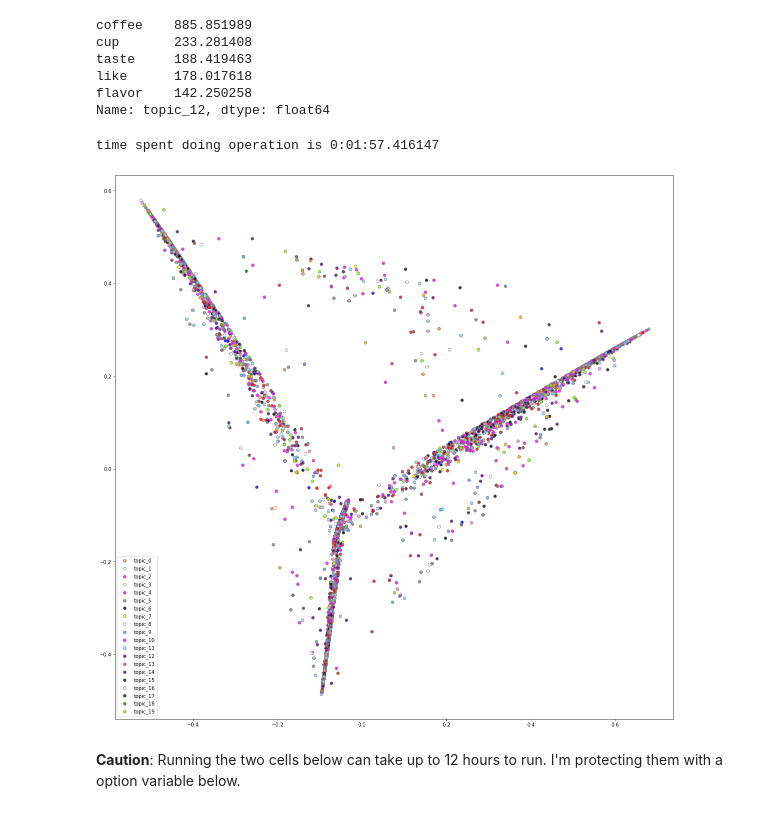
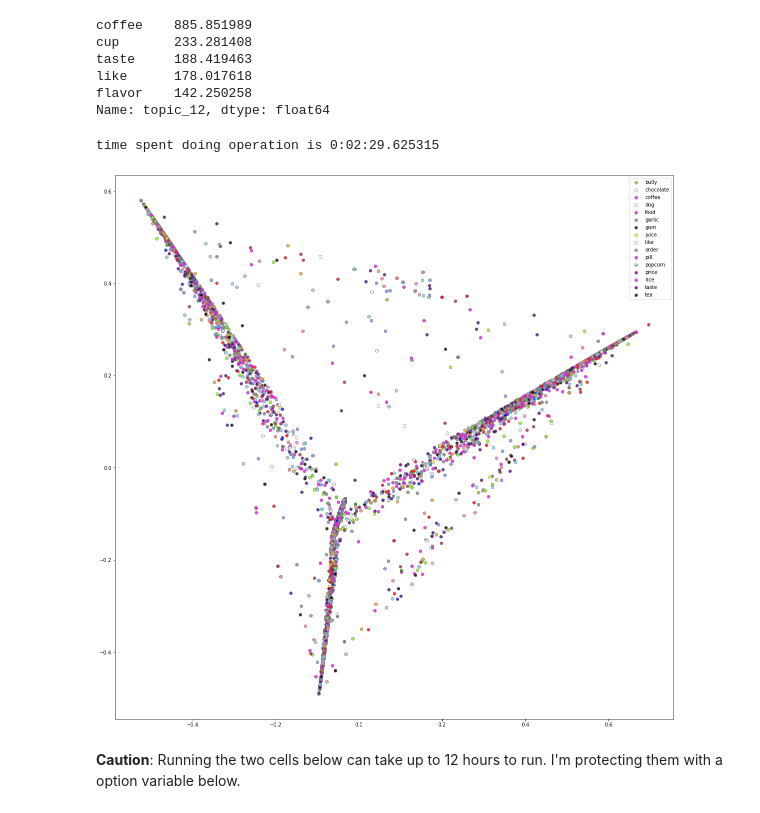
Before and after one commit to michael-a-green/Metis_Project4, a Jupyter notebook: Source/Project4_2.ipynb, the cells around one changed output. Saved outputs shown, nothing was run; the diff lists cells and outputs as text; code cells hidden in the pictures.

```diff
--- a/Source/Project4_2.ipynb
+++ b/Source/Project4_2.ipynb
@@ -678,11 +678,13 @@ Index(['aa', 'aback', 'abalone', 'abandon', 'abandoned', 'abandonment',
        'zipper', 'zippy', 'zombie', 'zone', 'zoo', 'zoology', 'zoom',
        'zoonotic', 'zucchini', 'zwieback'],
       dtype='object', length=15183)
+# %%
+NUMBER_OF_TOPICS=20
 # %%
-LD_AllocatorGR = LatentDirichletAllocation(n_components=20, random_state=0,n_jobs=8)
-LD_AllocatorBR = LatentDirichletAllocation(n_components=20, random_state=0,n_jobs=8)
-LD_AllocatorTFIDFGR = LatentDirichletAllocation(n_components=20, random_state=0,n_jobs=8)
-LD_AllocatorTFIDFBR = LatentDirichletAllocation(n_components=20, random_state=0,n_jobs=8)
+LD_AllocatorGR = LatentDirichletAllocation(n_components=NUMBER_OF_TOPICS, random_state=0,n_jobs=8)
+LD_AllocatorBR = LatentDirichletAllocation(n_components=NUMBER_OF_TOPICS, random_state=0,n_jobs=8)
+LD_AllocatorTFIDFGR = LatentDirichletAllocation(n_components=NUMBER_OF_TOPICS, random_state=0,n_jobs=8)
+LD_AllocatorTFIDFBR = LatentDirichletAllocation(n_components=NUMBER_OF_TOPICS, random_state=0,n_jobs=8)
 # %%
 start_time = datetime.datetime.now()
 LD_AllocatorGR.fit(docTermMatrixCountVecGR)
@@ -1038,7 +1037,7 @@ def getcolor(row_index,basecolor,doc_topic_matrix_df):
         print("WARNING: Say topic = {} and did not expect to!".format(max_topic_name))
         return "black"
 # %%
-def plot_PCA_2D2(DocTopic2DMatrix,DocTopicMatrix_df, plot_name="pca_scatter_plot.png"):
+def plot_PCA_2D2(DocTopic2DMatrix,DocTopicMatrix_df, word_topic_matrix_df, plot_name="pca_scatter_plot.png"):
     """
     Generates a 2-D scatter plot of the reviews.
 
@@ -1052,6 +1051,7 @@ def plot_PCA_2D2(DocTopic2DMatrix,DocTopicMatrix_df, plot_name="pca_scatter_plot
     """
     #TODO: Get it to work for any number of topics (mostly calc colors using the topic as the offset from a base color)
     global TOPIC_COLORS
+
     review_names = ["r"+str(numb) for numb in range(len(DocTopic2DMatrix))]
     review_ids = range(len(review_names))
     plotted_topics = []
@@ -1060,13 +1060,17 @@ def plot_PCA_2D2(DocTopic2DMatrix,DocTopicMatrix_df, plot_name="pca_scatter_plot
         color = getcolor(id,"#000000",DocTopicMatrix_df)
         for mykey in TOPIC_COLORS.keys():
             if color == TOPIC_COLORS[mykey]:
-                name = mykey
+                #name = mykey
+                #get word best associated with this topic and use that as the label for the point
+                name = (word_topic_matrix_df.sort_values(by=mykey,ascending=False).head(1))[mykey].index[0]
         plt.scatter(DocTopic2DMatrix[id][0],DocTopic2DMatrix[id][1],c=color,label=name,edgecolors="gray",alpha=0.8)
         plotted_topics.append(name)
 
     plotted_topics = set(plotted_topics)
     plotted_topics = list(plotted_topics)
-    plotted_topics.sort(key=lambda x: int(x.split("_")[1]))
+    #not needed as I don't use the raw `topic_<X>` monikers anymore
+    #plotted_topics.sort(key=lambda x: int(x.split("_")[1]))
+    plotted_topics.sort()
     plt.legend(plotted_topics)
     plt.savefig("../Documents/Images/{}".format(plot_name),dpi=400)
 # %%
@@ -1167,14 +1170,14 @@ docReducedTopicMatrixBR_sub = docReducedTopicMatrixBR[selected_reviews,:]
 # %%
 #It takes 11 hours to generate the scatter plot for the full population of good reviews
 #just doing a random subset here
 
 start_time = datetime.datetime.now()
-plot_PCA_2D2(docReducedTopicMatrixBR_sub, docTopicMatrixBR_df,"bad_reviews_subset.png")
+plot_PCA_2D2(docReducedTopicMatrixBR_sub, docTopicMatrixBR_df,wordTopicmatrixBR_df,"bad_reviews_subset.png")
 end_time = datetime.datetime.now()
 print("time spent doing operation is {}".format(end_time - start_time))
 # %% [output]
-time spent doing operation is 0:01:57.416147
+time spent doing operation is 0:02:29.625315
-[figure, old version]
+[figure, new version]
 # %% [markdown]
 **Caution**: Running the two cells below can take up to 12 hours to run. I'm protecting them with a option variable below.
 # %%
```
Also changed, not shown: parts of 17 cells of this notebook.
